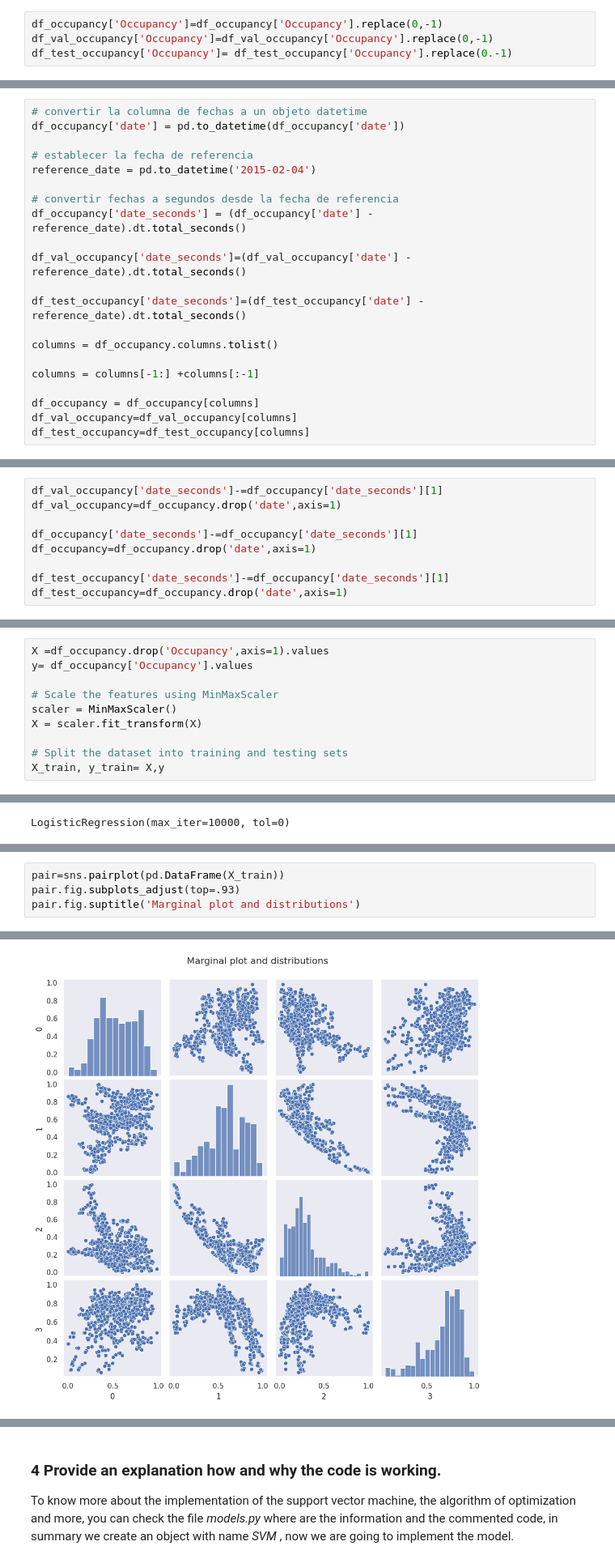
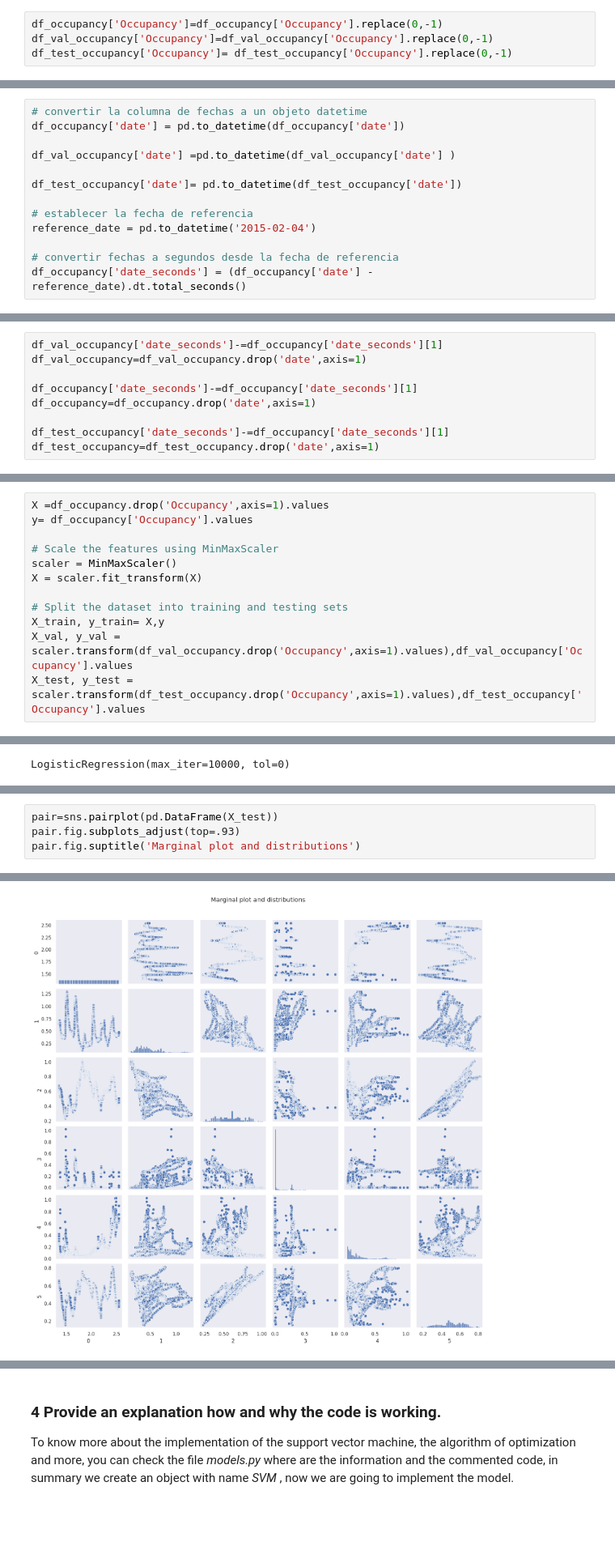
Before and after one commit to Robert-Gomez-AI/MathsOfMLCourse, a Jupyter notebook: Occupancy.ipynb, the cells around one changed output, grey strips where cells are left out. Shown at 81% size. Cells and saved outputs as stored; diff of their text form; blank space fills up the shorter version.

```diff
--- a/Occupancy.ipynb
+++ b/Occupancy.ipynb
@@ -74,4 +90,4 @@ df_test_occupancy = pd.read_csv('occupancy_data/datatest2.txt')
 # %%
 df_occupancy['Occupancy']=df_occupancy['Occupancy'].replace(0,-1)
 df_val_occupancy['Occupancy']=df_val_occupancy['Occupancy'].replace(0,-1)
-df_test_occupancy['Occupancy']= df_test_occupancy['Occupancy'].replace(0.-1)
+df_test_occupancy['Occupancy']= df_test_occupancy['Occupancy'].replace(0,-1)
@@ -94,21 +110,13 @@ df_occupancy
 # %%
 # convertir la columna de fechas a un objeto datetime
 df_occupancy['date'] = pd.to_datetime(df_occupancy['date'])
+
+df_val_occupancy['date'] =pd.to_datetime(df_val_occupancy['date'] )
+
+df_test_occupancy['date']= pd.to_datetime(df_test_occupancy['date'])
 
 # establecer la fecha de referencia
 reference_date = pd.to_datetime('2015-02-04')
 
 # convertir fechas a segundos desde la fecha de referencia
 df_occupancy['date_seconds'] = (df_occupancy['date'] - reference_date).dt.total_seconds()
-
-df_val_occupancy['date_seconds']=(df_val_occupancy['date'] - reference_date).dt.total_seconds()
-
-df_test_occupancy['date_seconds']=(df_test_occupancy['date'] - reference_date).dt.total_seconds()
-
-columns = df_occupancy.columns.tolist()
-
-columns = columns[-1:] +columns[:-1]
-
-df_occupancy = df_occupancy[columns]
-df_val_occupancy=df_val_occupancy[columns]
-df_test_occupancy=df_test_occupancy[columns]
@@ -115,12 +135,12 @@ df_test_occupancy=df_test_occupancy[columns]
 # %%
 df_val_occupancy['date_seconds']-=df_occupancy['date_seconds'][1]
-df_val_occupancy=df_occupancy.drop('date',axis=1)
+df_val_occupancy=df_val_occupancy.drop('date',axis=1)
 
 df_occupancy['date_seconds']-=df_occupancy['date_seconds'][1]
 df_occupancy=df_occupancy.drop('date',axis=1)
 
 df_test_occupancy['date_seconds']-=df_occupancy['date_seconds'][1]
-df_test_occupancy=df_occupancy.drop('date',axis=1)
+df_test_occupancy=df_test_occupancy.drop('date',axis=1)
 # %%
 df_occupancy.head()
 # %% [output]
@@ -215,3 +233,5 @@ X = scaler.fit_transform(X)
 
 # Split the dataset into training and testing sets
 X_train, y_train= X,y
+X_val, y_val = scaler.transform(df_val_occupancy.drop('Occupancy',axis=1).values),df_val_occupancy['Occupancy'].values
+X_test, y_test = scaler.transform(df_test_occupancy.drop('Occupancy',axis=1).values),df_test_occupancy['Occupancy'].values
@@ -235,7 +261,7 @@ The function  *train_validation_test_split* is designed to randomly choose the d
 # %%
-pair=sns.pairplot(pd.DataFrame(X_train))
+pair=sns.pairplot(pd.DataFrame(X_test))
 pair.fig.subplots_adjust(top=.93)
 pair.fig.suptitle('Marginal plot and distributions')
 # %% [output]
 Text(0.5, 0.98, 'Marginal plot and distributions')
-[figure, old version]
+[figure, new version]
```
Also changed, not shown: parts of 44 cells of this notebook, 1 other file.
